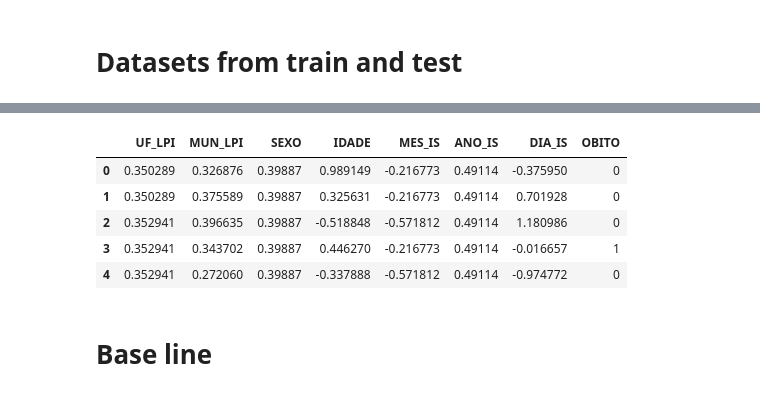
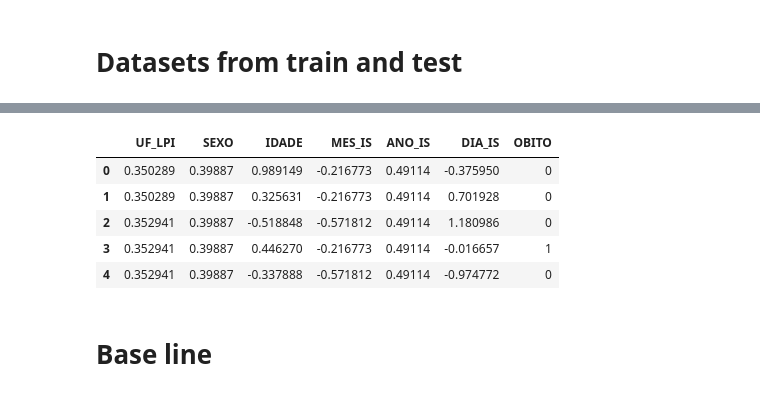
Before and after one commit to Muniz97/Yellow-fever-Febre-Amarela, a Jupyter notebook: 4 - Model/Yellow_Fever_Model.ipynb, the cells around one changed output, grey strips where cells are left out. Drawn from its saved outputs; the diff is of its cells as text; code cells hidden in the pictures.

```diff
--- a/4 - Model/Yellow_Fever_Model.ipynb
+++ b/4 - Model/Yellow_Fever_Model.ipynb
@@ -24,13 +22,12 @@ x_train = df_train[['UF_LPI','MUN_LPI','SEXO','IDADE','MES_IS','ANO_IS','DIA_IS'
 y_train = df_train['OBITO']
 # %%
-url = 'https://raw.githubusercontent.com/Muniz97/Yellow-fever-Febre-Amarela/main/3%20-%20Preprocessing/test_base.csv'
-df_test = pd.read_csv(url)
+df_test = pd.read_csv('https://raw.githubusercontent.com/Muniz97/Yellow-fever-Febre-Amarela/main/3%20-%20Preprocessing/test_base.csv')
 df_test.head()
 # %% [output]
-|  | UF_LPI | MUN_LPI | SEXO | IDADE | MES_IS | ANO_IS | DIA_IS | OBITO |
-| 0 | 0.350289 | 0.326876 | 0.39887 | 0.989149 | -0.216773 | 0.49114 | -0.375950 | 0 |
-| 1 | 0.350289 | 0.375589 | 0.39887 | 0.325631 | -0.216773 | 0.49114 | 0.701928 | 0 |
-| 2 | 0.352941 | 0.396635 | 0.39887 | -0.518848 | -0.571812 | 0.49114 | 1.180986 | 0 |
-| 3 | 0.352941 | 0.343702 | 0.39887 | 0.446270 | -0.216773 | 0.49114 | -0.016657 | 1 |
-| 4 | 0.352941 | 0.272060 | 0.39887 | -0.337888 | -0.571812 | 0.49114 | -0.974772 | 0 |
+|  | UF_LPI | SEXO | IDADE | MES_IS | ANO_IS | DIA_IS | OBITO |
+| 0 | 0.350289 | 0.39887 | 0.989149 | -0.216773 | 0.49114 | -0.375950 | 0 |
+| 1 | 0.350289 | 0.39887 | 0.325631 | -0.216773 | 0.49114 | 0.701928 | 0 |
+| 2 | 0.352941 | 0.39887 | -0.518848 | -0.571812 | 0.49114 | 1.180986 | 0 |
+| 3 | 0.352941 | 0.39887 | 0.446270 | -0.216773 | 0.49114 | -0.016657 | 1 |
+| 4 | 0.352941 | 0.39887 | -0.337888 | -0.571812 | 0.49114 | -0.974772 | 0 |
 # %%
```
Also changed, not shown: parts of 26 cells of this notebook.
